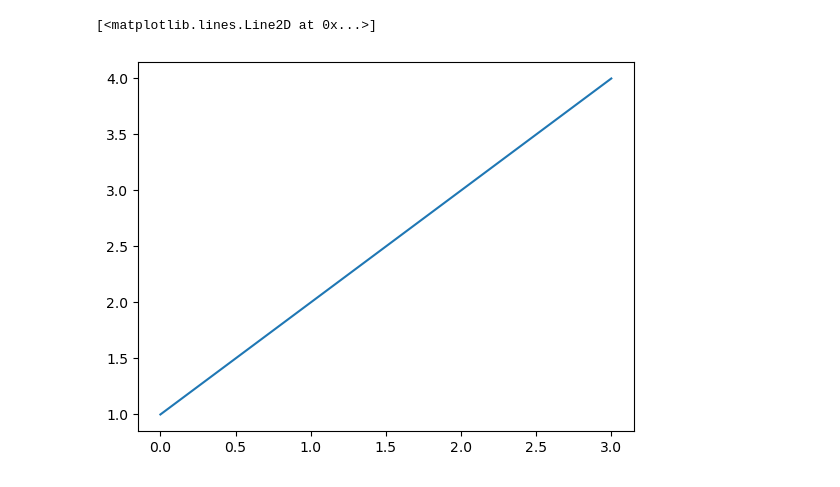
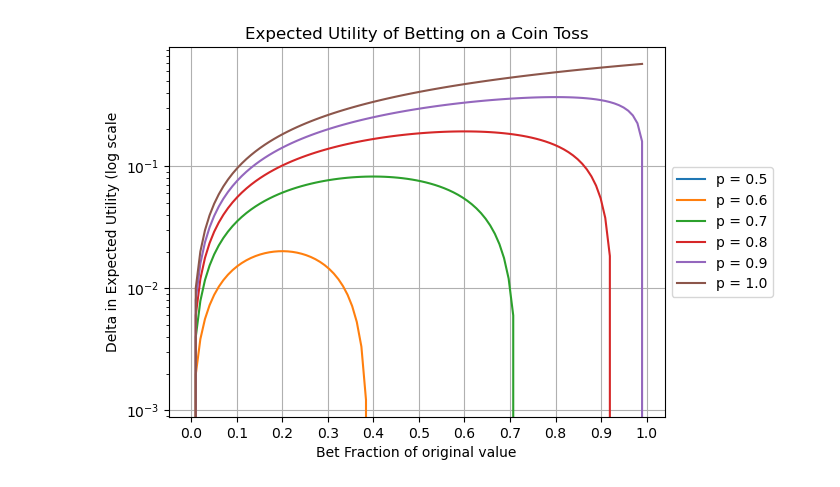
Before and after one commit to lostflux/game-theory, a Jupyter notebook: assignments/03/optimize.ipynb, the cells around one changed output. Drawn from its saved outputs; the diff is of its cells as text; code cells hidden in the pictures.

```diff
--- a/assignments/03/optimize.ipynb
+++ b/assignments/03/optimize.ipynb
@@ -6,5 +5,34 @@ Fontconfig warning: ignoring UTF-8: not a valid region tag
-# %%
-plt.plot([1,2,3,4])
-# %% [output]
-[<matplotlib.lines.Line2D at 0x...>]
-[figure, removed]
+# %%
+
+x = np.linspace(0, 1, 100)
+
+P = np.linspace(0.5, 1, 6)
+
+# Y = p * np.log (1 + m) − (1 − p) log (1 − m)
+for p in P:
+  plt.plot(x, p * np.log(1 + x) + (1 - p) * np.log(1 - x), label=f'p = {p}')
+
+# plt.legend(
+#   loc='upper center',
+#   bbox_to_anchor=(0.5, 1.15),
+#   ncol=3,
+# )
+
+# add legend to left of plot
+plt.legend(loc='center left', bbox_to_anchor=(1, 0.5))
+
+# axis labels
+plt.xlabel('Bet Fraction of original value')
+plt.ylabel('Delta in Expected Utility (log scale')
+
+
+# set y scale to log
+plt.yscale('log')
+
+plt.grid()
+plt.xticks(np.arange(0, 1.1, 0.1))
+# plt.yticks(np.arange(10**(-4), 1, 10**(-1)))
+plt.title("Expected Utility of Betting on a Coin Toss")
+plt.show()
+# %% [output]
+[figure, added]
```
Also changed, not shown: parts of 1 cell of this notebook, 4 other files.
